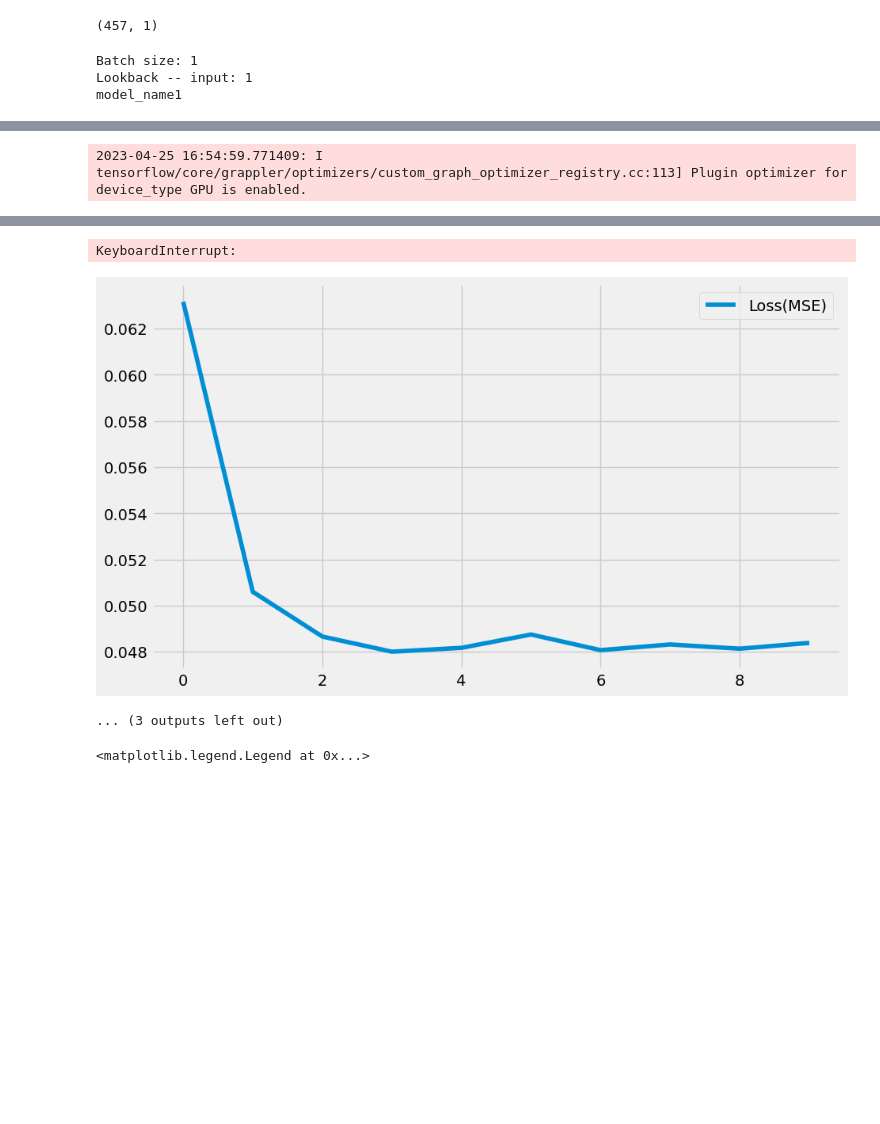
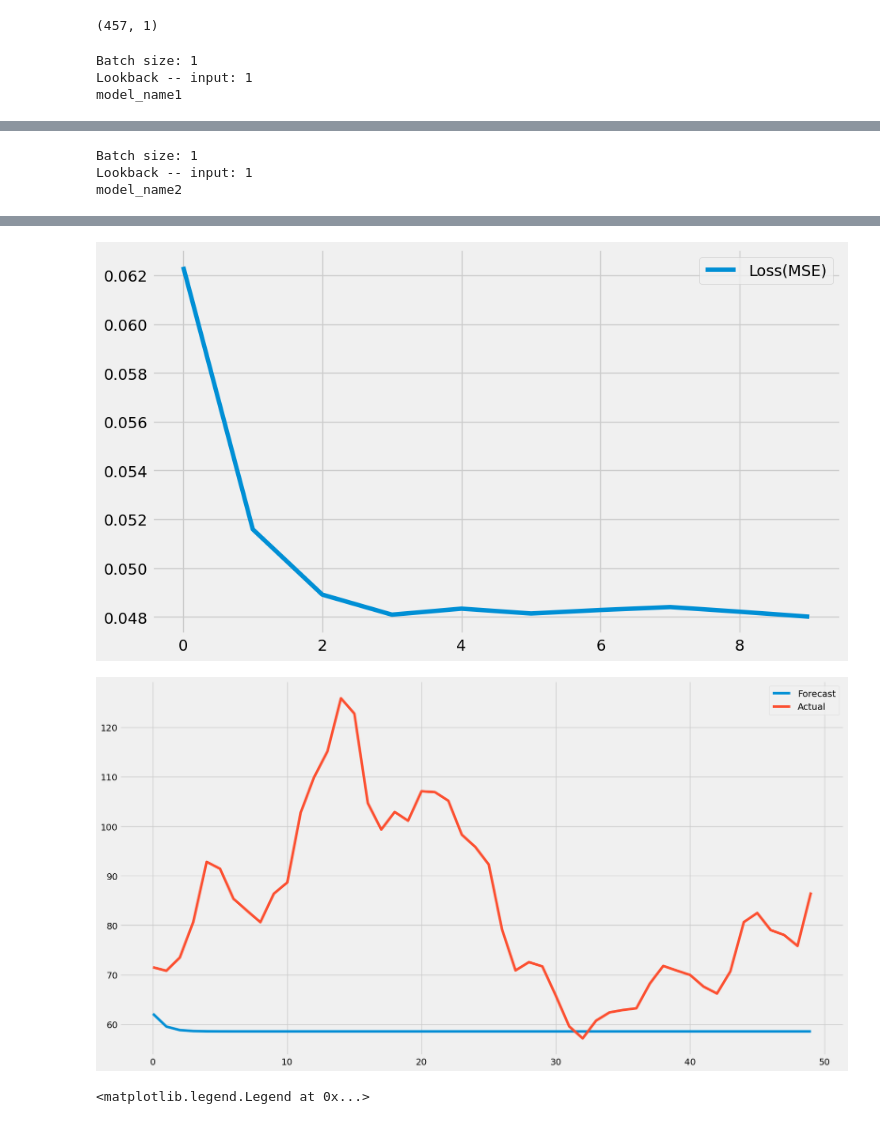
Before and after one commit to BachelorLaks/bachelor2023, a Jupyter notebook: data/Tensorflow.ipynb, the cells around one changed output, grey strips where cells are left out. Cells and saved outputs as stored; diff of their text form; code cells hidden in the pictures; blank space fills up the shorter version.

Commit message:
Finished model

```diff
--- a/data/Tensorflow.ipynb
+++ b/data/Tensorflow.ipynb
@@ -202,8 +202,8 @@ for i in batch_size:
                         plt.savefig('Figures/Neural networks/ForLoop_Tensor/plotLoss_'+str(run)+'.png')
 
                         plt.figure(figsize=(18,10))
-                        plt.plot(y_test_inverse, label='Actual Data')
-                        plt.plot(plot_predictions, label='Predictions')
+                        plt.plot(plot_predictions, label='Forecast')
+                        plt.plot(y_test_inverse, label='Actual')
                         plt.legend()
                         plt.savefig('Figures/Neural networks/ForLoop_Tensor/plotModel_'+str(run)+'.png')
 # %% [output]
@@ -239 +239,3 @@ model_name2
-2023-04-25 16:54:59.771409: I tensorflow/core/grappler/optimizers/custom_graph_optimizer_registry.cc:113] Plugin optimizer for device_type GPU is enabled.
+Batch size: 1
+Lookback -- input: 1
+model_name2
@@ -266,6 +244,5 @@ model_name3
-KeyboardInterrupt:
-[figure, old version]
+[figure, new version]
-... (3 outputs left out)
+[figure, added]
 # %%
 # y_test = scaler_y.inverse_transform(y_test)
 # plot_predictions = pd.Series(true_predictions.reshape(50,))
```
Also changed, not shown: parts of 1 cell of this notebook, 4 other files.
